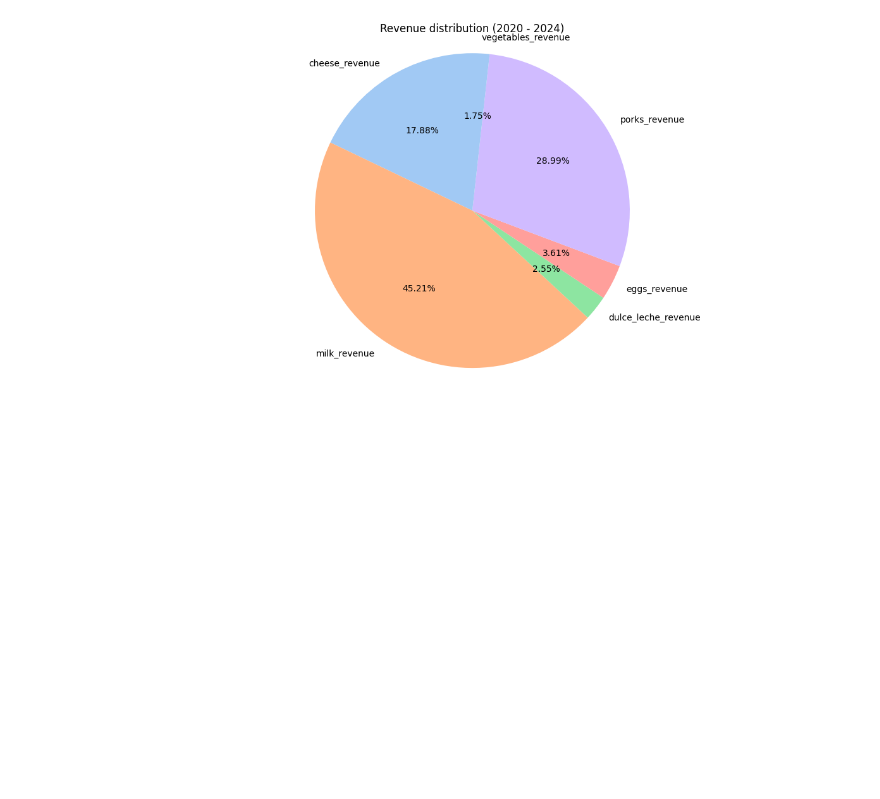
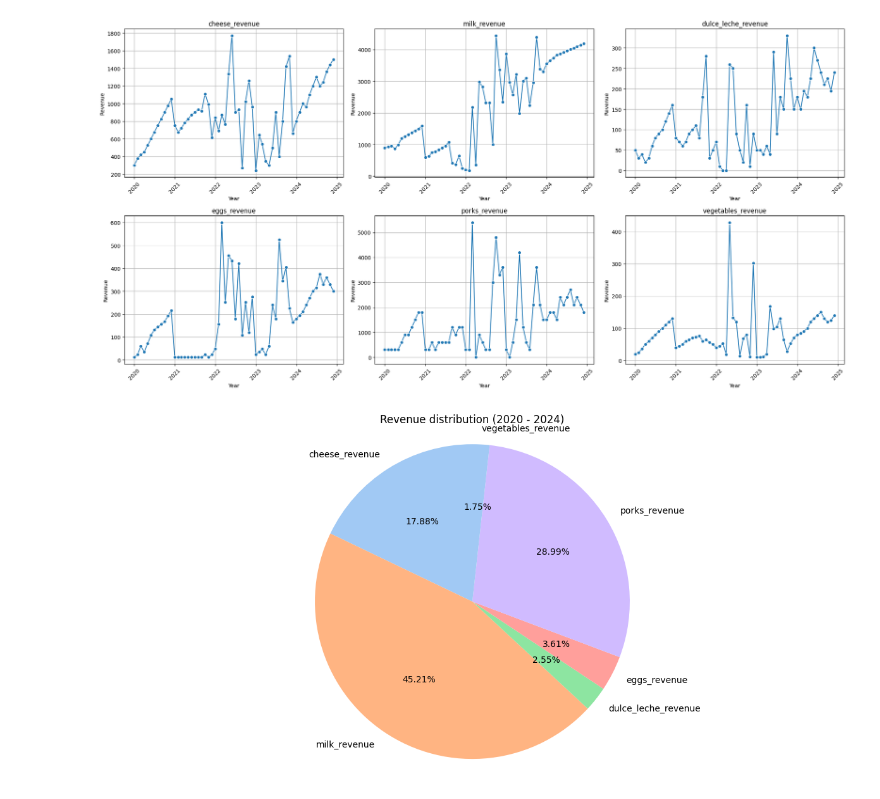
Before and after one commit to kylesonev/fazenda-coop, a Jupyter notebook: notebooks/revenue/01_eda.ipynb, the cells around one changed output. Drawn from its saved outputs; the diff is of its cells as text; code cells hidden in the pictures; blank space fills up the shorter version.

```diff
--- a/notebooks/revenue/01_eda.ipynb
+++ b/notebooks/revenue/01_eda.ipynb
@@ -42,3 +34,22 @@ make_graphic(data = df, y = "porks_revenue", title = "Porks Revenue")
+# %%
+df = df.drop(columns="year")
+# %%
+fig, axes = plt.subplots(nrows=2, ncols=3, figsize=(20,10))
+axes = axes.flatten()
+
+for i, product in enumerate(products):
+    ax = axes[i]
+    sns.lineplot(data=df, x = "date", y=product, marker="o", ax=ax)
+    ax.set_title(product)
+    ax.set_xlabel("Year")
+    ax.set_ylabel("Revenue")
+    ax.tick_params(axis='x', rotation=45)
+    ax.grid(True)
+
+plt.tight_layout()
+plt.show()
+# %% [output]
+[figure, added]
 # %%
 revenue_totals = df.iloc[:, 1:].sum()
 labels = revenue_totals.index.tolist()
```
Also changed, not shown: parts of 17 cells of this notebook, 3 other files.
